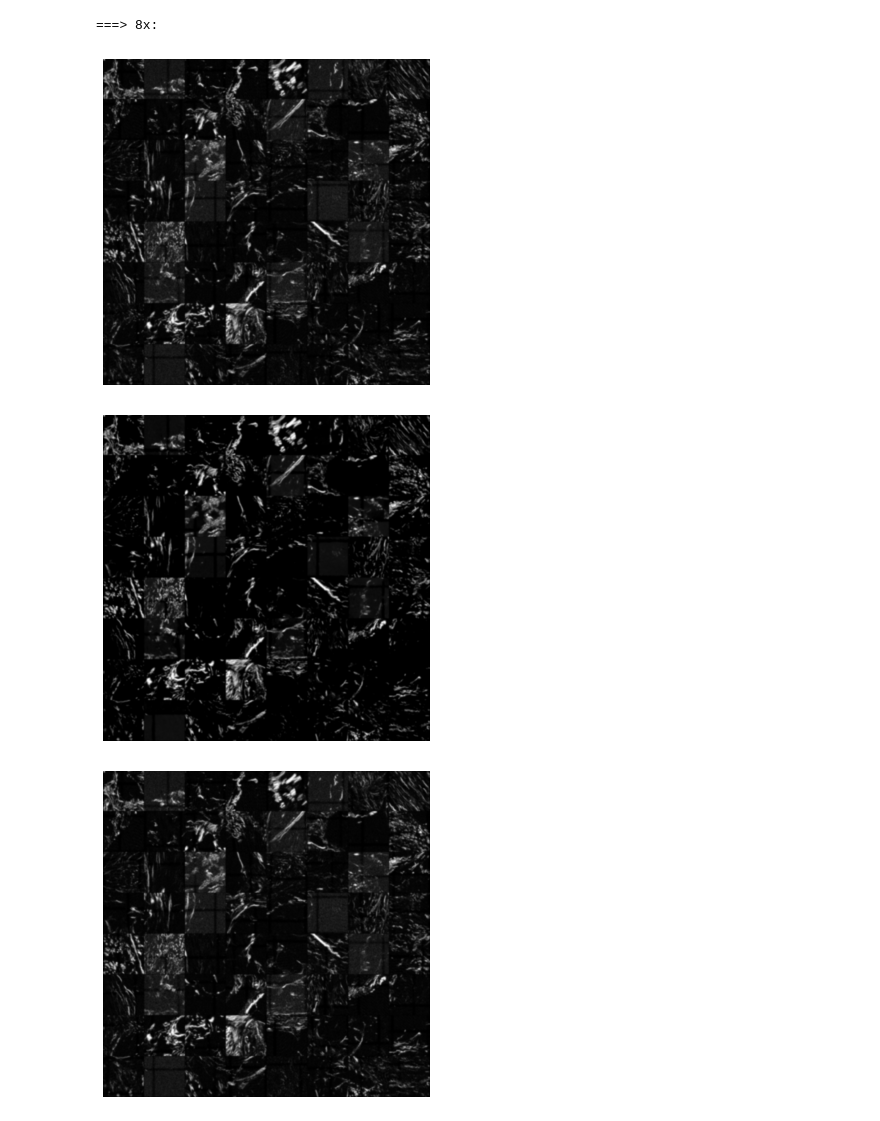
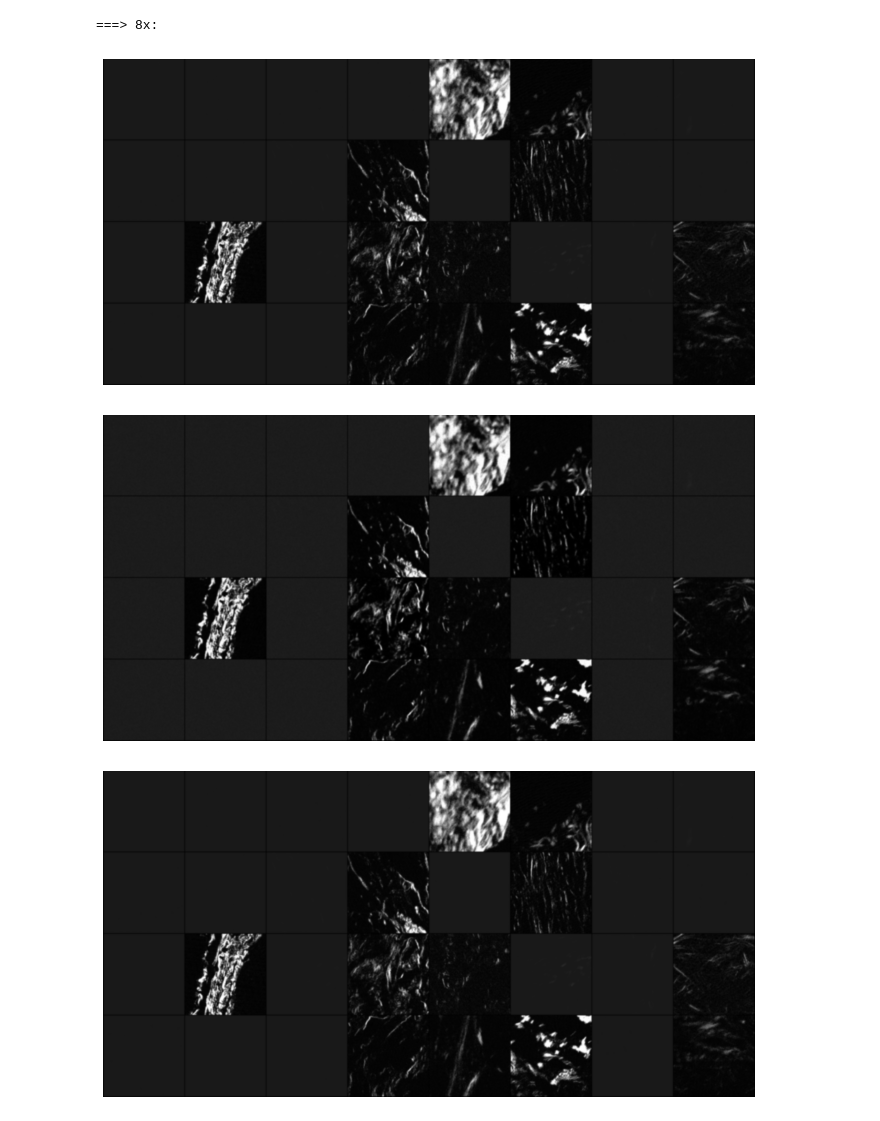
Before and after one commit to aarush-umap/lsm-run-time-enhancement, a Jupyter notebook: train-self-single.ipynb, the cells around one changed output. Cells and saved outputs as stored; diff of their text form; code cells hidden in the pictures.

```diff
--- a/train-self-single.ipynb
+++ b/train-self-single.ipynb
@@ -143,7 +143,7 @@ def print_output(trained_model, p, t, dataloader_valid):
             input, target = batch['input'].to(device), batch['output'].to(device)
             imgs_input = Variable(input.type(Tensor))
             pass_times = int(1/p * t)
-            tensor_hyper = torch.zeros((pass_times, imgs_input.shape[0], imgs_input.shape[1], imgs_input.shape[2], imgs_input.shape[3]))
+            tensor_hyper = torch.zeros((imgs_input.shape[0], imgs_input.shape[1], imgs_input.shape[2], imgs_input.shape[3]))
 #             print(tensor_hyper.shape)
             for i in range(pass_times):
                 drop_mask = F.dropout(Variable(torch.ones(imgs_input.shape).to(device), requires_grad=False), p=p, inplace=True)
@@ -151,8 +151,8 @@ def print_output(trained_model, p, t, dataloader_valid):
                 real_mid = torch.mul(imgs_input, drop_mask)
                 prediction = trained_model(real_mid)
                 prediction = torch.mul(prediction, 1/(1-p)-drop_mask) / p
-                tensor_hyper[i] = prediction.cpu()
-            prediction = torch.mean(tensor_hyper, dim=0)
+                tensor_hyper = tensor_hyper + prediction.cpu()
+            prediction = tensor_hyper / pass_times
 #             prediction = real_mid
 #             print(prediction.shape)
             target = target.float()
@@ -250,26 +250,26 @@ def test(args, generator, p, dataloader, criterion):
 # %%
 args = argparse.Namespace()
 args.img_channel = 1
-args.batch_size = 64
+args.batch_size = 32
 args.patch_size = 512
 args.up_scale = 5
 args.num_workers = 0
-args.num_epochs = 100
+args.num_epochs = 300
 args.g_lr = 0.0001
 args.d_lr = 0.00001
 args.dataset = 'TMA'
 args.num_critic = 10
 args.normalize = None
 args.percep_weight = 0.02
-args.dropout_rate = 0.05
+args.dropout_rate = 0.1
 args.average_factor = 100
 args.run_from = None
 args.start_epoch = 1
 args.gan = True
 # %%
 device = torch.device('cuda:0')
-data.generate_compress_csv()
-valid_dataset = data_loader(args, 'valid')
+data.generate_compress_csv(dataset_name="TMA-slice")
+valid_dataset = data_loader(args, 'train', dataset_name="TMA-slice")
 data.show_patch(valid_dataset, 0)
 # define model
 generator = models.Generator(args.img_channel, base_channel=8, norm='instance')
@@ -302,11 +302,11 @@ scheduler_D = torch.optim.lr_scheduler.CosineAnnealingLR(optimizer_D, args.num_e
 # %%
 warnings.filterwarnings('ignore')
 # %%
-run = 'self-0.05-full' + '-' + datetime.now().strftime("%Y-%m-%d--%H-%M-%S")
-train_dataset = data_loader(args, 'train')
+run = 'self-slice-0.1-full' + '-' + datetime.now().strftime("%Y-%m-%d--%H-%M-%S")
+train_dataset = data_loader(args, 'train', dataset_name="TMA-slice")
 l = args.percep_weight
 p = args.dropout_rate
-for epoch in range(args.start_epoch, args.num_epochs):
+for epoch in range(0, args.num_epochs):
     gan = False
     train(args, epoch, run, l, p, train_dataset, gan)
     scheduler_G.step()
@@ -326,13 +391,13 @@ test_loss
 # %%
-t = 1000
+t = 50
 l = args.percep_weight
 p = args.dropout_rate
-print_output(generator, p, t, valid_dataset)
+print_output(generator, p, t, train_dataset)
 # %% [output]
 ===> 8x:
-[figure, old version]
+[figure, new version]
-[figure, old version]
+[figure, new version]
-[figure, old version]
+[figure, new version]
 # %%
 t = 100
 l = args.percep_weight
```
Also changed, not shown: parts of 9 cells of this notebook, 7 other files.
